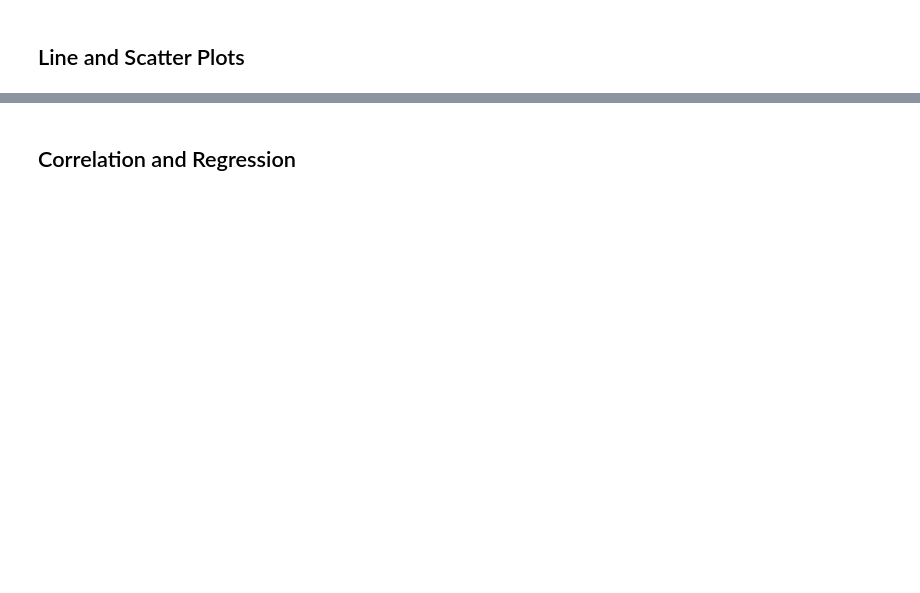
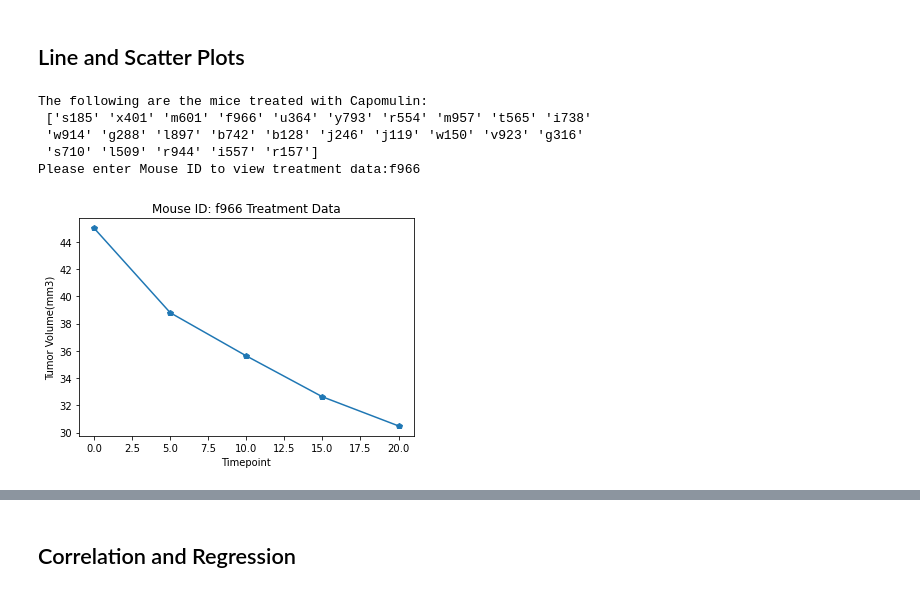
Before and after one commit to foofx88/Python_Matplotlib_Pymaceuticals, a Jupyter notebook: pymaceuticals_starter.ipynb, the cells around one changed output, grey strips where cells are left out. Cells and saved outputs as stored; diff of their text form; code cells hidden in the pictures; blank space fills up the shorter version.

```diff
--- a/pymaceuticals_starter.ipynb
+++ b/pymaceuticals_starter.ipynb
@@ -227,0 +315,25 @@ Name: Mouse ID, dtype: int64
+# %%
+# Generate a line plot of time point versus tumor volume for a mouse treated with Capomulin
+capomulin = merged_results[merged_results['Drug Regimen'] =='Capomulin']
+capo_mouse = capomulin['Mouse ID']
+print(f'The following are the mice treated with Capomulin: \n {capo_mouse.unique()}')
+#Displays the list of Mouse ID treated with Capomulin
+
+mouseinput= input('Please enter Mouse ID to view treatment data:') #get user input
+
+mouseoutput = capomulin[capomulin['Mouse ID'] == mouseinput]
+mouse_time = mouseoutput['Timepoint']
+mouse_tumvol = mouseoutput['Tumor Volume (mm3)']
+
+plt.title(f'Mouse ID: {mouseinput} Treatment Data')
+plt.xlabel('Timepoint')
+plt.ylabel('Tumor Volume(mm3)')
+plt.plot(mouse_time, mouse_tumvol, marker = 'p')
+plt.savefig("images/mice_capomulin.png")
+# %% [output]
+The following are the mice treated with Capomulin:
+ ['s185' 'x401' 'm601' 'f966' 'u364' 'y793' 'r554' 'm957' 't565' 'i738'
+ 'w914' 'g288' 'l897' 'b742' 'b128' 'j246' 'j119' 'w150' 'v923' 'g316'
+ 's710' 'l509' 'r944' 'i557' 'r157']
+Please enter Mouse ID to view treatment data:f966
+[figure, added]
```
Also changed, not shown: parts of 16 cells of this notebook, 5 other files.
